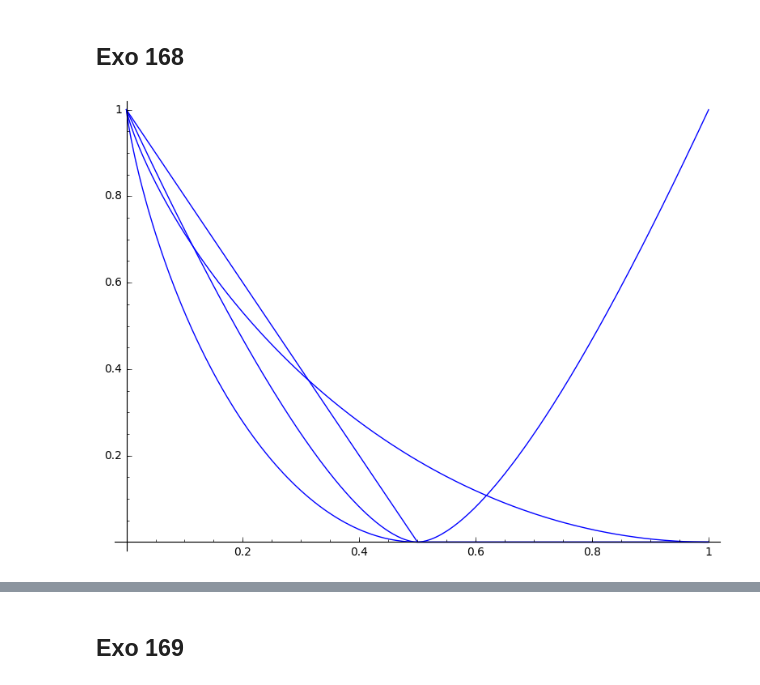
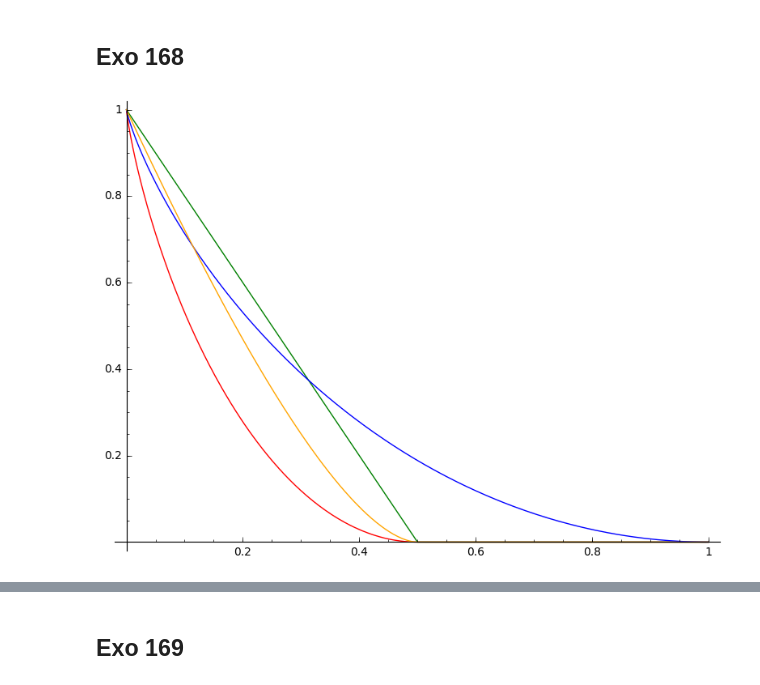
Before and after one commit to froumestan/ACCQ203, a Jupyter notebook: TP 11 - Codes correcteurs d'erreurs algébriques.ipynb, the cells around one changed output, grey strips where cells are left out. Cells and saved outputs as stored; diff of their text form; code cells hidden in the pictures.

```diff
--- a/TP 11 - Codes correcteurs d'erreurs algébriques.ipynb
+++ b/TP 11 - Codes correcteurs d'erreurs algébriques.ipynb
@@ -49,9 +49,15 @@ def BorneH(q,x):
     return 1 - H(q,x/2)
 
 def BorneMRRWW(q,x):
-    return H(q,(q-1-(q-2)*x-2*sqrt((q-1)*x*(1-x)))/q)
+    th = 1 - 1/q
+    if 0<=x and x<=th :
+        return H(q,(q-1-(q-2)*x-2*sqrt((q-1)*x*(1-x)))/q)
+    return 0
 # %%
 q = 2
-plot((lambda x : BorneGV(q,x)),(0,1))+plot((lambda x : BorneP(q,x)),(0,1))+plot((lambda x : BorneH(q,x)),(0,1))+plot((lambda x : BorneMRRWW(q,x)),(0,1))
+plot((lambda x : BorneGV(q,x)),(0,1),color='red')\
++plot((lambda x : BorneP(q,x)),(0,1),color='green')\
++plot((lambda x : BorneH(q,x)),(0,1),color='blue')\
++plot((lambda x : BorneMRRWW(q,x)),(0,1),color='orange')
 # %% [output]
-[figure, old version]
+[figure, new version]
```
Also changed, not shown: parts of 6 cells of this notebook, 1 other file.
